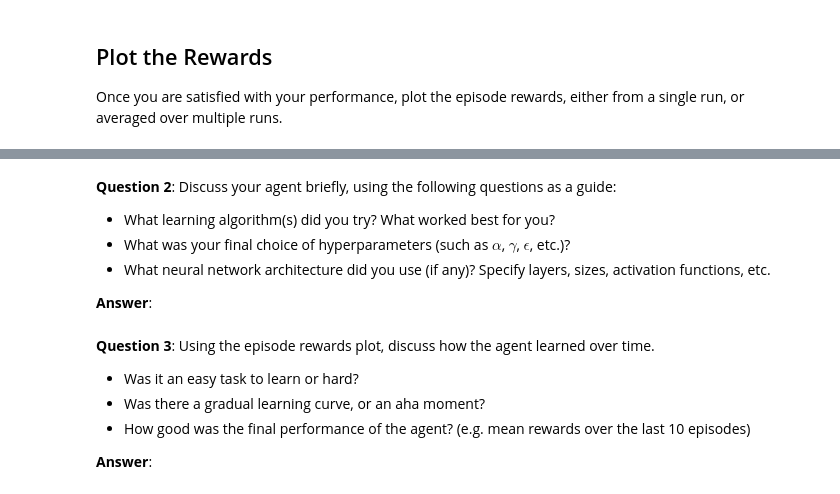
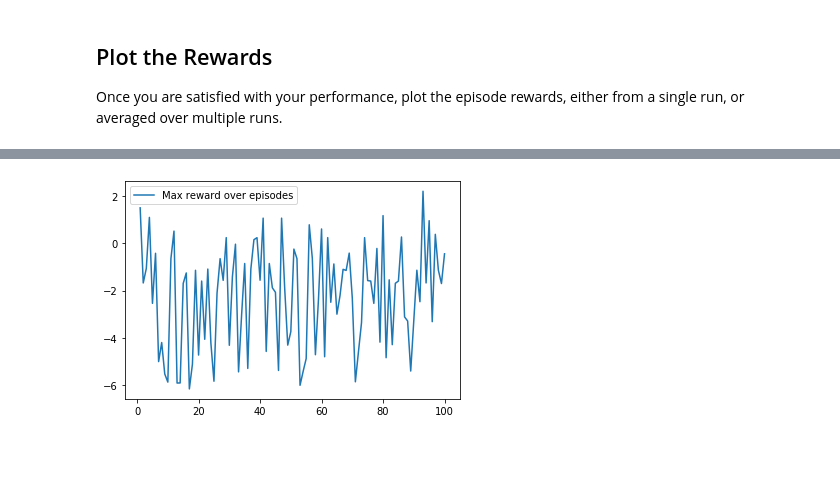
Before and after one commit to fjprobos/Quadcopter-Fly-Teaching, a Jupyter notebook: Quadcopter_Project.ipynb, the cells around one changed output, grey strips where cells are left out. Saved outputs shown, nothing was run; the diff lists cells and outputs as text; code cells hidden in the pictures; blank space fills up the shorter version.

```diff
--- a/Quadcopter_Project.ipynb
+++ b/Quadcopter_Project.ipynb
@@ -225,7 +225,7 @@ from agents.policy_search import PolicySearch_Agent
 from agents.agent import DDPG
 from task import Task
 
-num_episodes = 500
+num_episodes = 100
 # The task will be to land the quadcopter, so the target_pos has to be 0.
 target_pos = np.array([0., 0., 0.])
 task = Task(target_pos=target_pos)
@@ -234,7 +234,8 @@ agent = DDPG(task)
 labels = ['time', 'x', 'y', 'z', 'phi', 'theta', 'psi', 'x_velocity',
           'y_velocity', 'z_velocity', 'phi_velocity', 'theta_velocity',
           'psi_velocity', 'rotor_speed1', 'rotor_speed2', 'rotor_speed3', 'rotor_speed4']
-results = {x : [] for x in labels}
+# results = {x : [] for x in labels}
+results = {'episode':[], 'reward':[]}
 
 with open(file_output, 'w') as csvfile:
     writer = csv.writer(csvfile)
@@ -250,8 +251,10 @@ with open(file_output, 'w') as csvfile:
                 print("\rEpisode = {:4d}, score = {:7.3f} (best = {:7.3f}), noise_scale = {}".format(
                     i_episode, agent.current_reward, agent.best_reward, agent.noise), end="")  # [debug]
                 to_write = [task.sim.time] + list(task.sim.pose) + list(task.sim.v) + list(task.sim.angular_v) + list(rotor_speeds)
-                for ii in range(len(labels)):
-                    results[labels[ii]].append(to_write[ii])
+                results['episode'].append(i_episode)
+                results['reward'].append(agent.current_reward)
+#                for ii in range(len(labels)):
+#                    results[labels[ii]].append(to_write[ii])
                 writer.writerow(to_write)
                 break
         sys.stdout.flush()
@@ -272,16 +267,7 @@ Once you are satisfied with your performance, plot the episode rewards, either f
-# %% [markdown]
-**Question 2**: Discuss your agent briefly, using the following questions as a guide:
-
-- What learning algorithm(s) did you try? What worked best for you?
-- What was your final choice of hyperparameters (such as $\alpha$, $\gamma$, $\epsilon$, etc.)?
-- What neural network architecture did you use (if any)? Specify layers, sizes, activation functions, etc.
-
-**Answer**:
-# %% [markdown]
-**Question 3**: Using the episode rewards plot, discuss how the agent learned over time.
-
-- Was it an easy task to learn or hard?
-- Was there a gradual learning curve, or an aha moment?
-- How good was the final performance of the agent? (e.g. mean rewards over the last 10 episodes)
-
-**Answer**:
+# %%
+## TODO: Plot the rewards.
+plt.plot(results['episode'], results['reward'], label='Max reward over episodes')
+plt.legend()
+_ = plt.ylim()
+# %% [output]
+[figure, added]
```
Also changed, not shown: parts of 7 cells of this notebook, 1 other file.
